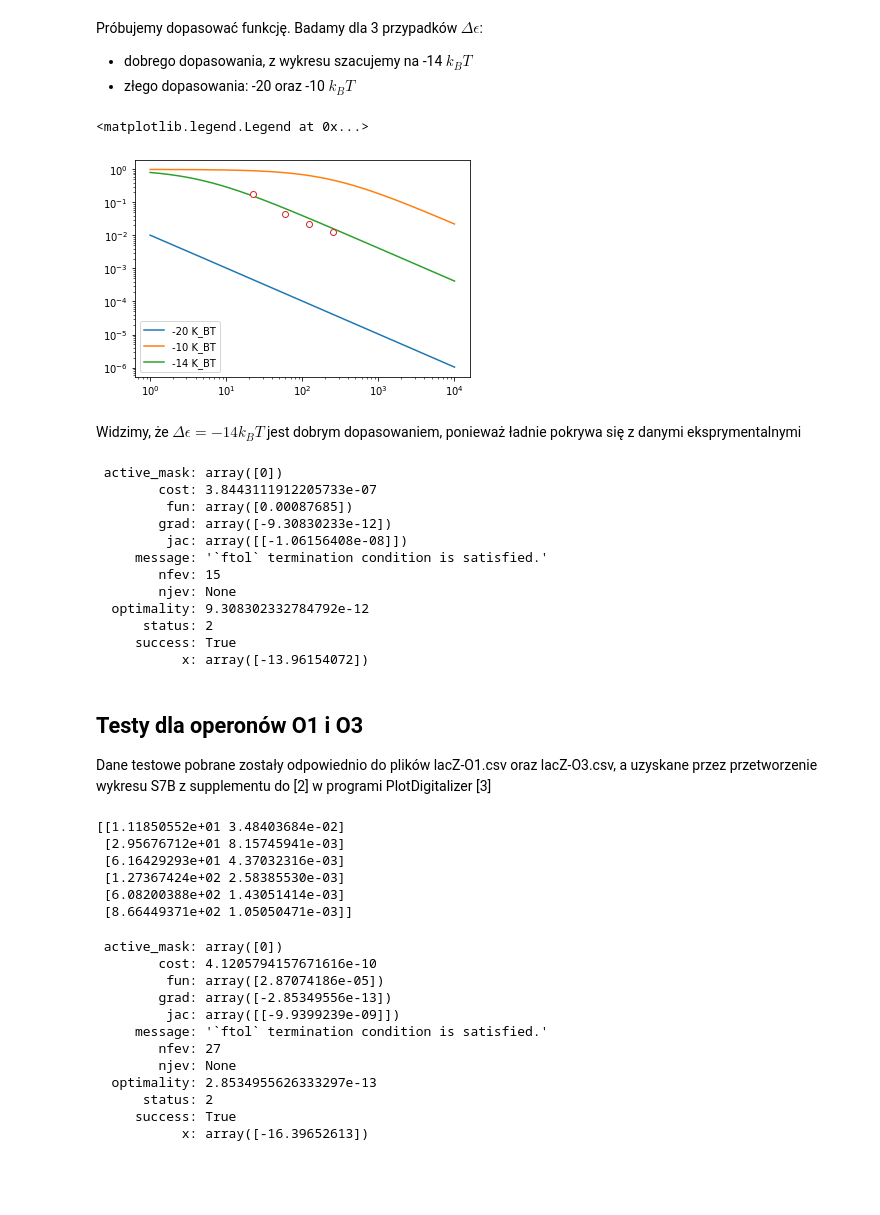
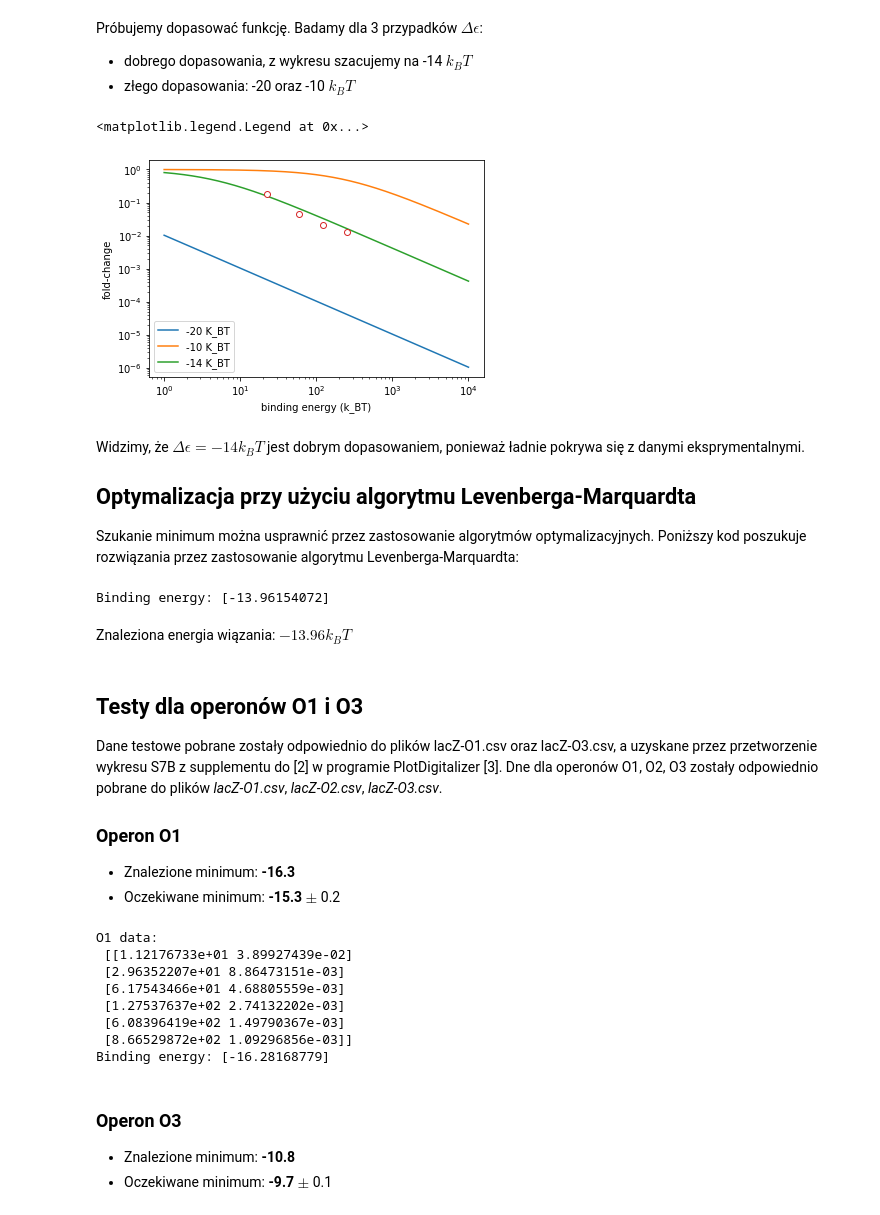
Before and after one commit to cudek/wbbbib-biologia-syntetyczna-cw5, a Jupyter notebook: cw2/DNA-binding-energy-estimation.ipynb, the cells around one changed output. Cells and saved outputs as stored; diff of their text form; code cells hidden in the pictures; blank space fills up the shorter version.

```diff
--- a/cw2/DNA-binding-energy-estimation.ipynb
+++ b/cw2/DNA-binding-energy-estimation.ipynb
@@ -101,57 +102,63 @@ Próbujemy dopasować funkcję. Badamy dla 3 przypadków $\Delta\epsilon$:
 # %%
 badEp1 = -20
 badEp2 = -10
 bestEp = -14
 
 repRange = np.logspace(0, 4, 500)
 
 epValues = np.array([badEp1, badEp2, bestEp])
 
 repressors = lacZ_titration_data.T[0]
 foldChange = lacZ_titration_data.T[1]
 
 fits = []
 
 for epValue in epValues:
     fits.append((1 + (repRange / 5E6) * np.exp(-epValue))**-1);
 
 plt.loglog(repRange, fits[0], label='-20 K_BT')
 plt.loglog(repRange, fits[1], label='-10 K_BT')
 plt.loglog(repRange, fits[2], label='-14 K_BT')
 
-plt.loglog(repressors, foldChange, 'o', markerfacecolor='w');
+plt.loglog(repressors, foldChange, 'o', markerfacecolor='w')
+
+plt.xlabel('binding energy (k_BT)')
+plt.ylabel('fold-change')
+
 plt.legend()
 # %% [output]
 <matplotlib.legend.Legend at 0x...>
-[figure, old version]
+[figure, new version]
 # %% [markdown]
-Widzimy, że $\Delta\epsilon = -14 k_BT$ jest dobrym dopasowaniem, ponieważ ładnie pokrywa się z danymi eksprymentalnymi
+Widzimy, że $\Delta\epsilon = -14 k_BT$ jest dobrym dopasowaniem, ponieważ ładnie pokrywa się z danymi eksprymentalnymi.
+
+## Optymalizacja przy użyciu algorytmu Levenberga-Marquardta
+
+Szukanie minimum można usprawnić przez zastosowanie algorytmów optymalizacyjnych. Poniższy kod poszukuje rozwiązania przez zastosowanie algorytmu Levenberga-Marquardta:
 # %%
 def residFunc(ep):
     theoretical = (1 + (repressors/5e6) * np.exp(-ep))**-1
     return np.sum((theoretical - foldChange)**2)
 
-sp.least_squares(residFunc, [-14], method='lm')
+result = sp.least_squares(residFunc, [-14], method='lm')
+
+print(f"Binding energy: {result.x}")
 # %% [output]
- active_mask: array([0])
-        cost: 3.8443111912205733e-07
-         fun: array([0.00087685])
-        grad: array([-9.30830233e-12])
-         jac: array([[-1.06156408e-08]])
-     message: '`ftol` termination condition is satisfied.'
-        nfev: 15
-        njev: None
-  optimality: 9.308302332784792e-12
-      status: 2
-     success: True
-           x: array([-13.96154072])
+Binding energy: [-13.96154072]
+# %% [markdown]
+Znaleziona energia wiązania: $-13.96  k_BT$
 # %% [markdown]
 ## Testy dla operonów O1 i O3
 
-Dane testowe pobrane zostały odpowiednio do plików lacZ-O1.csv oraz lacZ-O3.csv, a uzyskane przez przetworzenie wykresu S7B z supplementu do [2] w programi PlotDigitalizer [3]
+Dane testowe pobrane zostały odpowiednio do plików lacZ-O1.csv oraz lacZ-O3.csv, a uzyskane przez przetworzenie wykresu S7B z supplementu do [2] w programie PlotDigitalizer [3]. Dne dla operonów O1, O2, O3 zostały odpowiednio pobrane do plików *lacZ-O1.csv*, *lacZ-O2.csv*,  *lacZ-O3.csv*.
+
+### Operon O1
+
+* Znalezione minimum: **-16.3**
+* Oczekiwane minimum: **-15.3** $\pm$ 0.2
 # %%
 O1_data = np.loadtxt('lacZ-O1.csv', delimiter=',', skiprows=1)
-print(O1_data)
+print(f"O1 data:\n {O1_data}")
 repressorsO1 = O1_data.T[0]
 foldChangeO1 = O1_data.T[1]
 
@@ -159,25 +166,22 @@ def residFuncO1(ep):
     theoretical = (1 + (repressorsO1/5e6) * np.exp(-ep))**-1
     return np.sum((theoretical - foldChangeO1)**2)
 
-sp.least_squares(residFuncO1, [-14], method='lm')
+result_O1 = sp.least_squares(residFuncO1, [-14], method='lm')
+
+print(f"Binding energy: {result_O1.x}")
 # %% [output]
-[[1.11850552e+01 3.48403684e-02]
- [2.95676712e+01 8.15745941e-03]
- [6.16429293e+01 4.37032316e-03]
- [1.27367424e+02 2.58385530e-03]
- [6.08200388e+02 1.43051414e-03]
- [8.66449371e+02 1.05050471e-03]]
+O1 data:
+ [[1.12176733e+01 3.89927439e-02]
+ [2.96352207e+01 8.86473151e-03]
+ [6.17543466e+01 4.68805559e-03]
+ [1.27537637e+02 2.74132202e-03]
+ [6.08396419e+02 1.49790367e-03]
+ [8.66529872e+02 1.09296856e-03]]
+Binding energy: [-16.28168779]
- active_mask: array([0])
-        cost: 4.1205794157671616e-10
-         fun: array([2.87074186e-05])
-        grad: array([-2.85349556e-13])
-         jac: array([[-9.9399239e-09]])
-     message: '`ftol` termination condition is satisfied.'
-        nfev: 27
-        njev: None
-  optimality: 2.8534955626333297e-13
-      status: 2
-     success: True
-           x: array([-16.39652613])
+# %% [markdown]
+### Operon O3
+
+* Znalezione minimum: **-10.8**
+* Oczekiwane minimum: **-9.7** $\pm$ 0.1
 # %%
 O3_data = np.loadtxt('lacZ-O3.csv', delimiter=',', skiprows=1)
```
Also changed, not shown: parts of 10 cells of this notebook, 3 other files.
